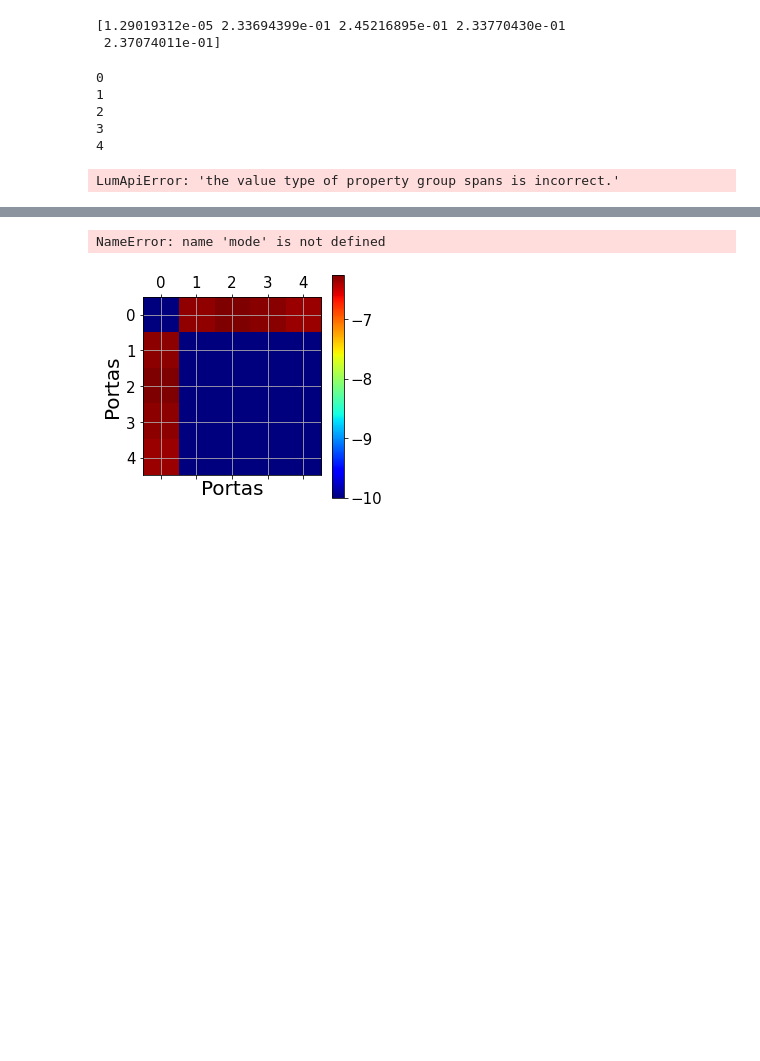
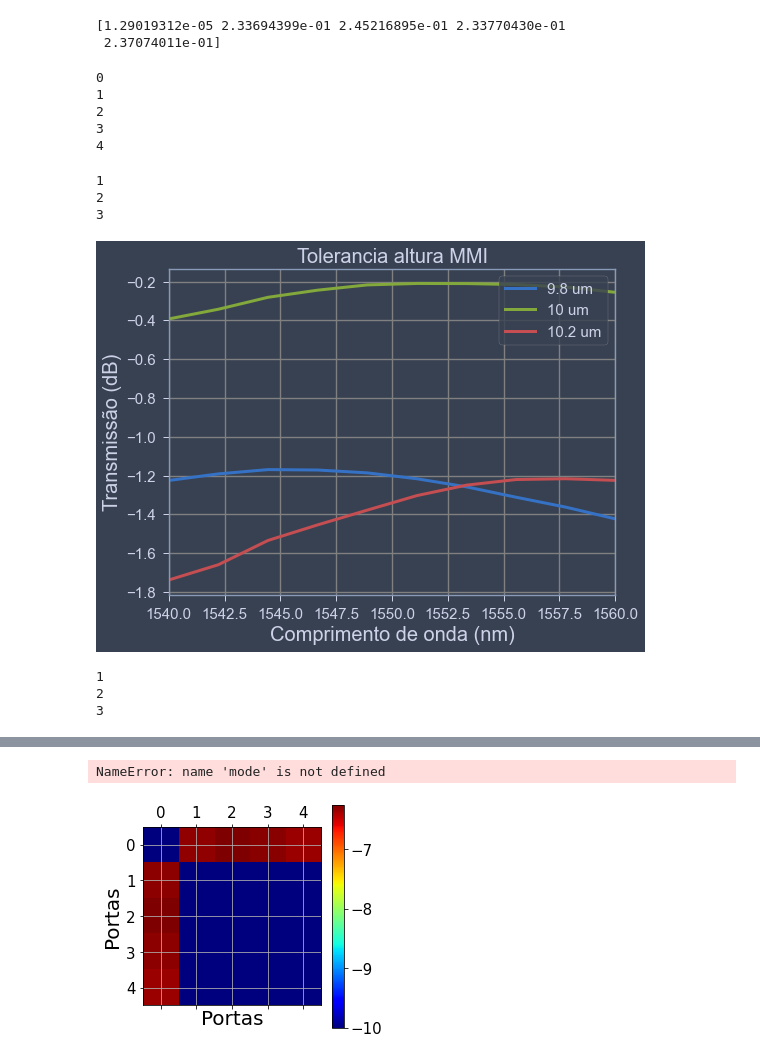
Before and after one commit to LucasLobo7/Design_MMI_LucasLobo, a Jupyter notebook: Lumerical/Plots.ipynb, the cells around one changed output, grey strips where cells are left out. Cells and saved outputs as stored; diff of their text form; code cells hidden in the pictures; blank space fills up the shorter version.

```diff
--- a/Lumerical/Plots.ipynb
+++ b/Lumerical/Plots.ipynb
@@ -109,11 +110,11 @@ import math
 import pandas as pd
 import sys
 import pickle
-#os.add_dll_directory('C:\\Program Files\\Lumerical\\v202\\api\\python\\')
-#lumapi = imp.load_source('lumapi','C:\\Program Files\\Lumerical\\v202\\api\\python\\lumapi.py')
-sys.path.append("/opt/lumerical/v221/api/python") #Default linux lumapi path
-import lumapi
-sys.path.append(os.path.dirname('/media/lucas/datam01/LucasLobo/Design_MMI_LucasLobo/Lumerical')) #Current directory
+os.add_dll_directory('C:\\Program Files\\Lumerical\\v202\\api\\python\\')
+lumapi = imp.load_source('lumapi','C:\\Program Files\\Lumerical\\v202\\api\\python\\lumapi.py')
+#sys.path.append("/opt/lumerical/v221/api/python") #Default linux lumapi path
+#import lumapi
+#sys.path.append(os.path.dirname('/media/lucas/datam01/LucasLobo/Design_MMI_LucasLobo/Lumerical')) #Current directory
 # %%
 nf = 3.476
 ns = 1.444
@@ -163,16 +166,16 @@ for i in range(len(k)):
     mode.emepropagate()
 
     mode.setemeanalysis("wavelength sweep",1)
-    mode.setemeanalysis('start wavelength',1.40e-6)
+    mode.setemeanalysis('start wavelength',1.540e-6)
     mode.setemeanalysis('stop wavelength',1.56e-6)
     mode.setemeanalysis('number of wavelength points',10)
     mode.emesweep("wavelength sweep")
     comprimentos = mode.getemesweep("S_wavelength_sweep")
     x = comprimentos['wavelength']
-    s12n = abs(comprimentos['s12'])**2
-    s13n = abs(comprimentos['s13'])**2
-    s14n = abs(comprimentos['s14'])**2
-    s15n = abs(comprimentos['s15'])**2
+    s12n = abs(comprimentos['s13'])**2
+    s13n = abs(comprimentos['s14'])**2
+    s14n = abs(comprimentos['s15'])**2
+    s15n = abs(comprimentos['s16'])**2
     if(i == 0):
         s12 = s12n
         s13 = s13n
@@ -212,4 +215,6 @@ for i in range(len(k)):
 mode.switchtolayout()
 mode.setnamed('EME','simulation temperature',300)
 # %% [output]
-LumApiError: 'the value type of property group spans is incorrect.'
+1
+2
+3
@@ -216,3 +234,25 @@ LumApiError: 'the value type of property group spans is incorrect.'
+# %%
+
+#plt.plot(x*1e9,10*np.log10(s15[0]),label='0.2156 um',linewidth=3)
+#plt.plot(x*1e9,10*np.log10(s15[1]),label='0.22 um',linewidth=3)
+#plt.plot(x*1e9,10*np.log10(s15[2]),label='0.2244 um',linewidth=3)
+
+plt.plot(x*1e9,10*np.log10(s12[0]+s13[0]+s14[0]+s15[0]),label='9.8 um',linewidth=3)
+plt.plot(x*1e9,10*np.log10(s12[1]+s13[1]+s14[1]+s15[1]),label='10 um',linewidth=3)
+plt.plot(x*1e9,10*np.log10(s12[2]+s13[2]+s14[2]+s15[2]),label='10.2 um',linewidth=3)
+
+plt.legend(fontsize=15,loc='upper right')
+plt.title('Tolerancia altura MMI',fontsize=20)
+#plt.ylim(-7,-5.5)
+plt.xlim(1540,1560)
+plt.yticks(fontsize=15)
+plt.xticks(fontsize=15)
+plt.xlabel('Comprimento de onda (nm)',fontsize=20)
+plt.ylabel('Transmissão (dB)',fontsize=20)
+plt.grid(color='grey')
+plt.savefig('espessura')
+# %% [output]
+[figure, added]
 # %%
 #sweep espessura
 k = [9.8e-6,10e-6,10.2e-6]
@@ -225,16 +265,16 @@ for i in range(len(k)):
     mode.emepropagate()
 
     mode.setemeanalysis("wavelength sweep",1)
-    mode.setemeanalysis('start wavelength',1.40e-6)
+    mode.setemeanalysis('start wavelength',1.540e-6)
     mode.setemeanalysis('stop wavelength',1.56e-6)
     mode.setemeanalysis('number of wavelength points',10)
     mode.emesweep("wavelength sweep")
     comprimentos = mode.getemesweep("S_wavelength_sweep")
     x = comprimentos['wavelength']
-    s12n = abs(comprimentos['s12'])**2
-    s13n = abs(comprimentos['s13'])**2
-    s14n = abs(comprimentos['s14'])**2
-    s15n = abs(comprimentos['s15'])**2
+    s12n = abs(comprimentos['s13'])**2
+    s13n = abs(comprimentos['s14'])**2
+    s14n = abs(comprimentos['s15'])**2
+    s15n = abs(comprimentos['s16'])**2
     if(i == 0):
         s12 = s12n
         s13 = s13n
@@ -271,8 +311,12 @@ for i in range(len(k)):
         arquivo=open('largs15','wb')
         pickle.dump(s15, arquivo)
         arquivo.close()
-mode.switchtolayout()
-mode.setnamed('MMI','y span',10e-6)
+#mode.switchtolayout()
+#mode.setnamed('MMI','y span',10e-6)
+# %% [output]
+1
+2
+3
 # %%
 #sweep altura
 k = [0.2156e-6,0.22e-6,0.2244e-6]
```
Also changed, not shown: parts of 16 cells of this notebook, 22 other files.
